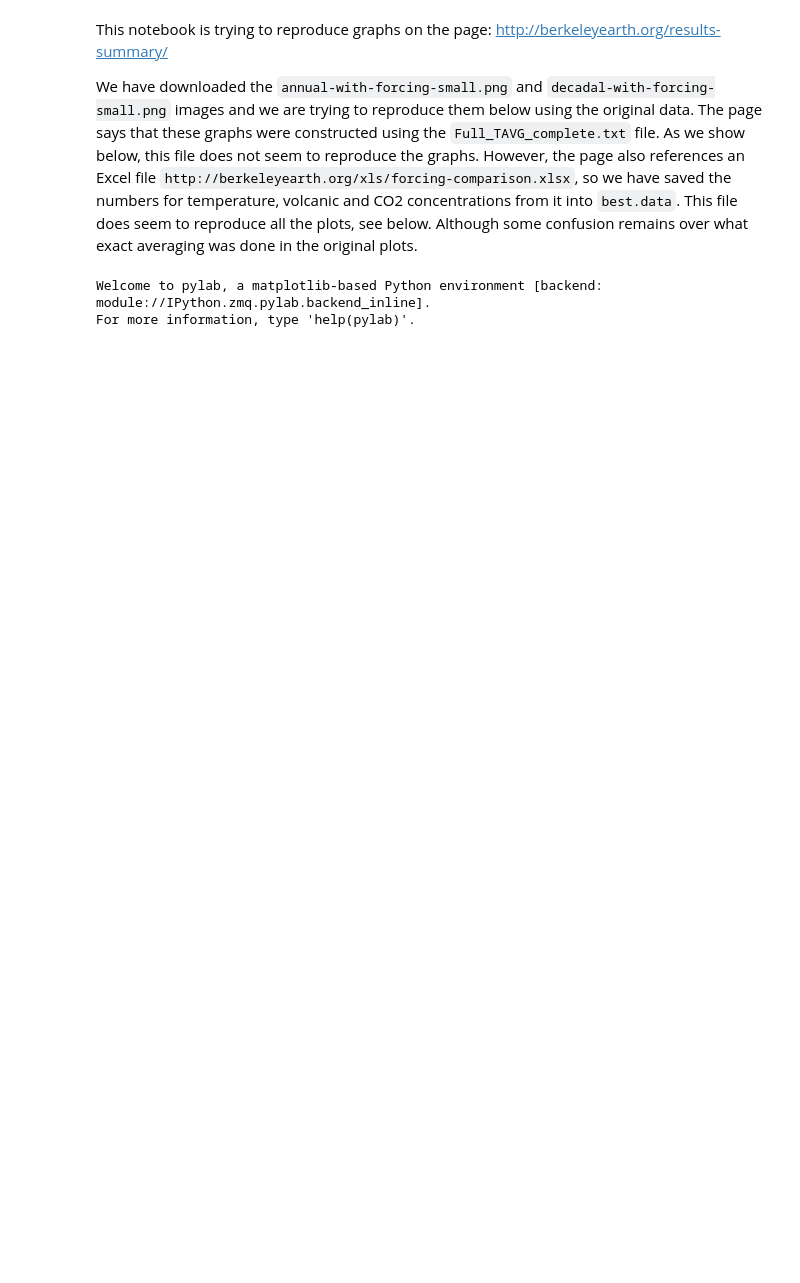
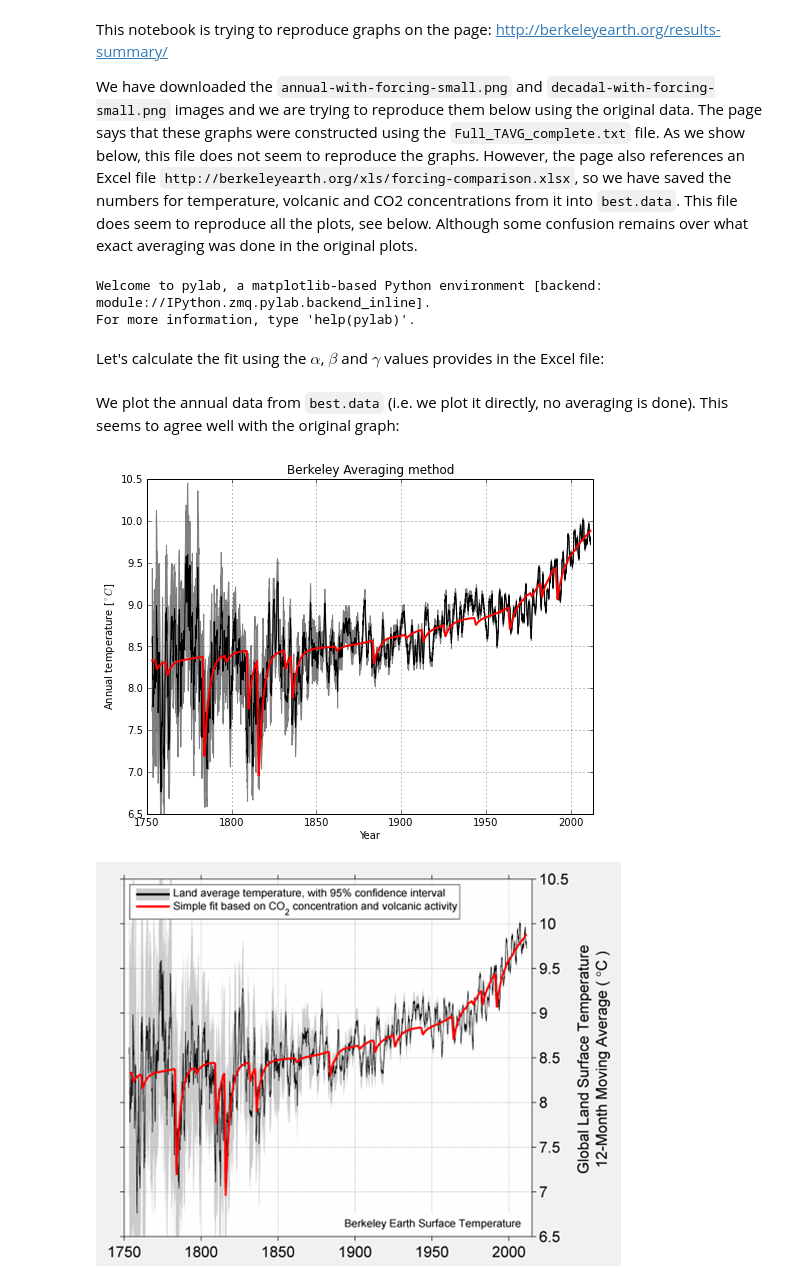
Before and after one commit to certik/climate, a Jupyter notebook: Berkeley fit.ipynb, the cells around one changed output. Saved outputs shown, nothing was run; the diff lists cells and outputs as text; code cells hidden in the pictures; blank space fills up the shorter version.

```diff
--- a/Berkeley fit.ipynb
+++ b/Berkeley fit.ipynb
@@ -27,2 +31,4 @@ years2 = years_int + (months-1) / 12
 temp10 = D[:, 8] + T0
 unc10 = D[:, 9]
+# %% [markdown]
+Let's calculate the fit using the $\alpha$, $\beta$ and $\gamma$ values provides in the Excel file:
@@ -39,3 +50,21 @@ def running_average(temp, n=6):
     avg[:n] = NaN
     avg[-n:] = NaN
     return avg
+# %% [markdown]
+We plot the annual data from `best.data` (i.e. we plot it directly, no averaging is done). This seems to agree well with the original graph:
+# %%
+figure(figsize=(8, 6))
+fill_between(years, temp+unc, temp-unc, color="gray")
+plot(years, temp, "k-")
+plot(years, fit, "r-", lw=2)
+xlabel("Year")
+ylabel("Annual temperature [$^\circ C$]")
+title("Berkeley Averaging method")
+xlim([1750, 2013])
+ylim([6.5, 10.5])
+grid()
+show()
+Image(filename="data/annual-with-forcing-small.png")
+# %% [output]
+[figure, added]
+[figure, added]
```
Also changed, not shown: parts of 13 cells of this notebook.
